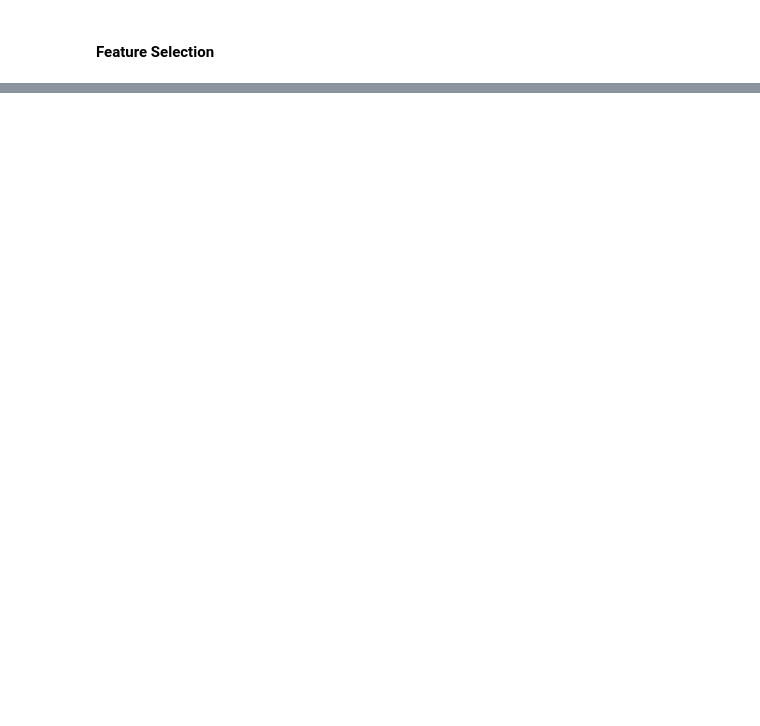
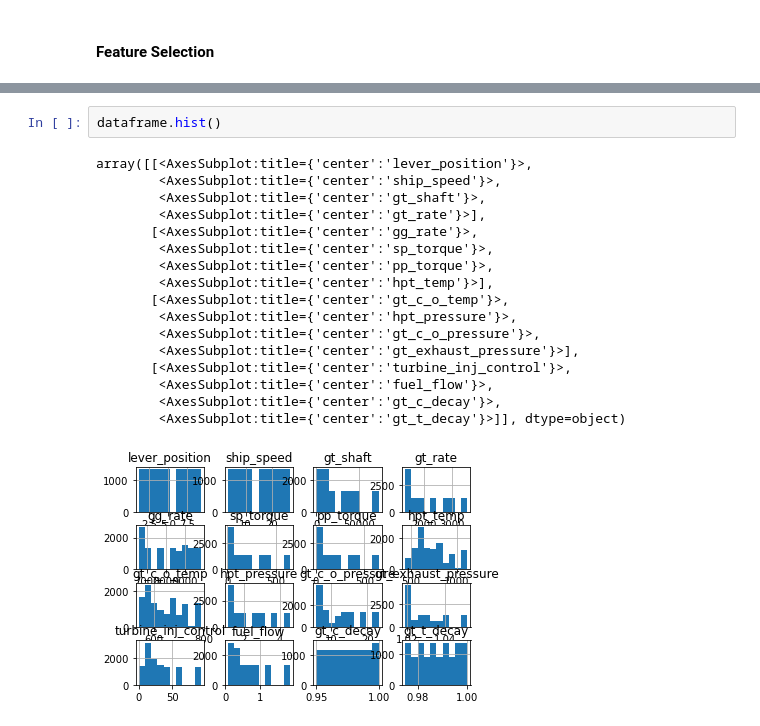
Before and after one commit to InnovativeCoder/Condition-Based-Maintenance-of-Naval-Propulsion-Plants, a Jupyter notebook: Predictive Maintenence.ipynb, the cells around one changed output, grey strips where cells are left out. Drawn from its saved outputs; the diff is of its cells as text; blank space fills up the shorter version.

```diff
--- a/Predictive Maintenence.ipynb
+++ b/Predictive Maintenence.ipynb
@@ -168,0 +217,20 @@ fit = rfe.fit(X, Y)
+# %%
+dataframe.hist()
+# %% [output]
+array([[<AxesSubplot:title={'center':'lever_position'}>,
+        <AxesSubplot:title={'center':'ship_speed'}>,
+        <AxesSubplot:title={'center':'gt_shaft'}>,
+        <AxesSubplot:title={'center':'gt_rate'}>],
+       [<AxesSubplot:title={'center':'gg_rate'}>,
+        <AxesSubplot:title={'center':'sp_torque'}>,
+        <AxesSubplot:title={'center':'pp_torque'}>,
+        <AxesSubplot:title={'center':'hpt_temp'}>],
+       [<AxesSubplot:title={'center':'gt_c_o_temp'}>,
+        <AxesSubplot:title={'center':'hpt_pressure'}>,
+        <AxesSubplot:title={'center':'gt_c_o_pressure'}>,
+        <AxesSubplot:title={'center':'gt_exhaust_pressure'}>],
+       [<AxesSubplot:title={'center':'turbine_inj_control'}>,
+        <AxesSubplot:title={'center':'fuel_flow'}>,
+        <AxesSubplot:title={'center':'gt_c_decay'}>,
+        <AxesSubplot:title={'center':'gt_t_decay'}>]], dtype=object)
+[figure, added]
```
Also changed, not shown: parts of 14 cells of this notebook.
